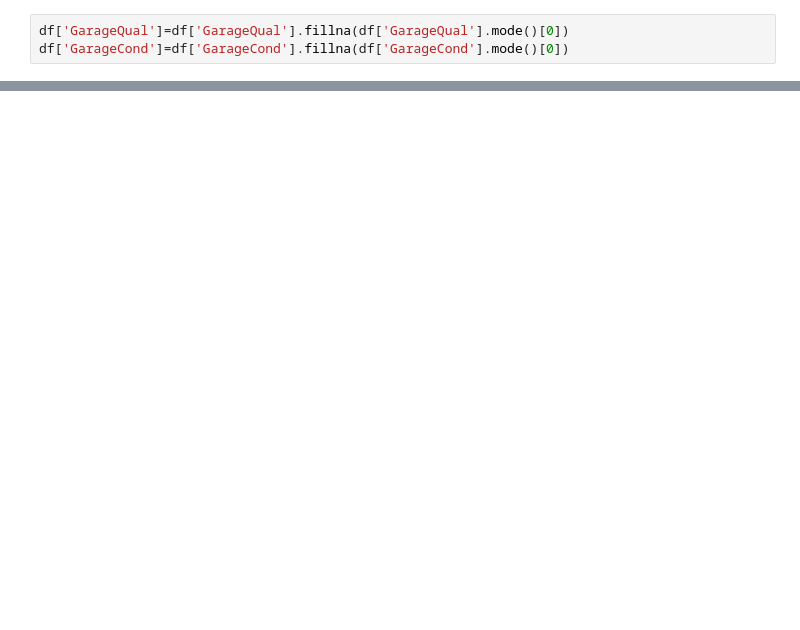
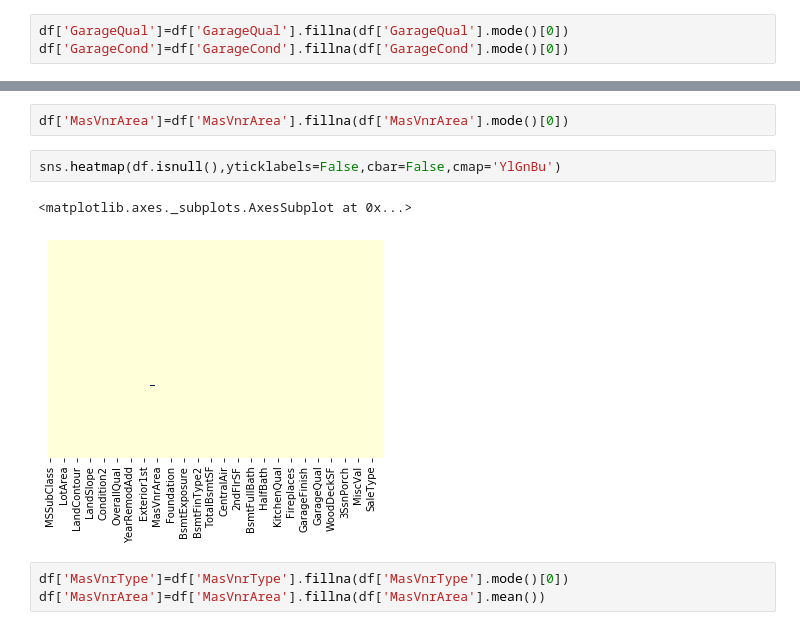
Before and after one commit to power-art/kaggle-competition, a Jupyter notebook: Advance house price prediction/kaggle project.ipynb, the cells around one changed output, grey strips where cells are left out. Saved outputs shown, nothing was run; the diff lists cells and outputs as text; blank space fills up the shorter version.

```diff
--- a/Advance house price prediction/kaggle project.ipynb
+++ b/Advance house price prediction/kaggle project.ipynb
@@ -115,0 +154,10 @@ df['GarageCond']=df['GarageCond'].fillna(df['GarageCond'].mode()[0])
+# %%
+df['MasVnrArea']=df['MasVnrArea'].fillna(df['MasVnrArea'].mode()[0])
+# %%
+sns.heatmap(df.isnull(),yticklabels=False,cbar=False,cmap='YlGnBu')
+# %% [output]
+<matplotlib.axes._subplots.AxesSubplot at 0x...>
+[figure, added]
+# %%
+df['MasVnrType']=df['MasVnrType'].fillna(df['MasVnrType'].mode()[0])
+df['MasVnrArea']=df['MasVnrArea'].fillna(df['MasVnrArea'].mean())
```
Also changed, not shown: parts of 10 cells of this notebook, 1 other file.
